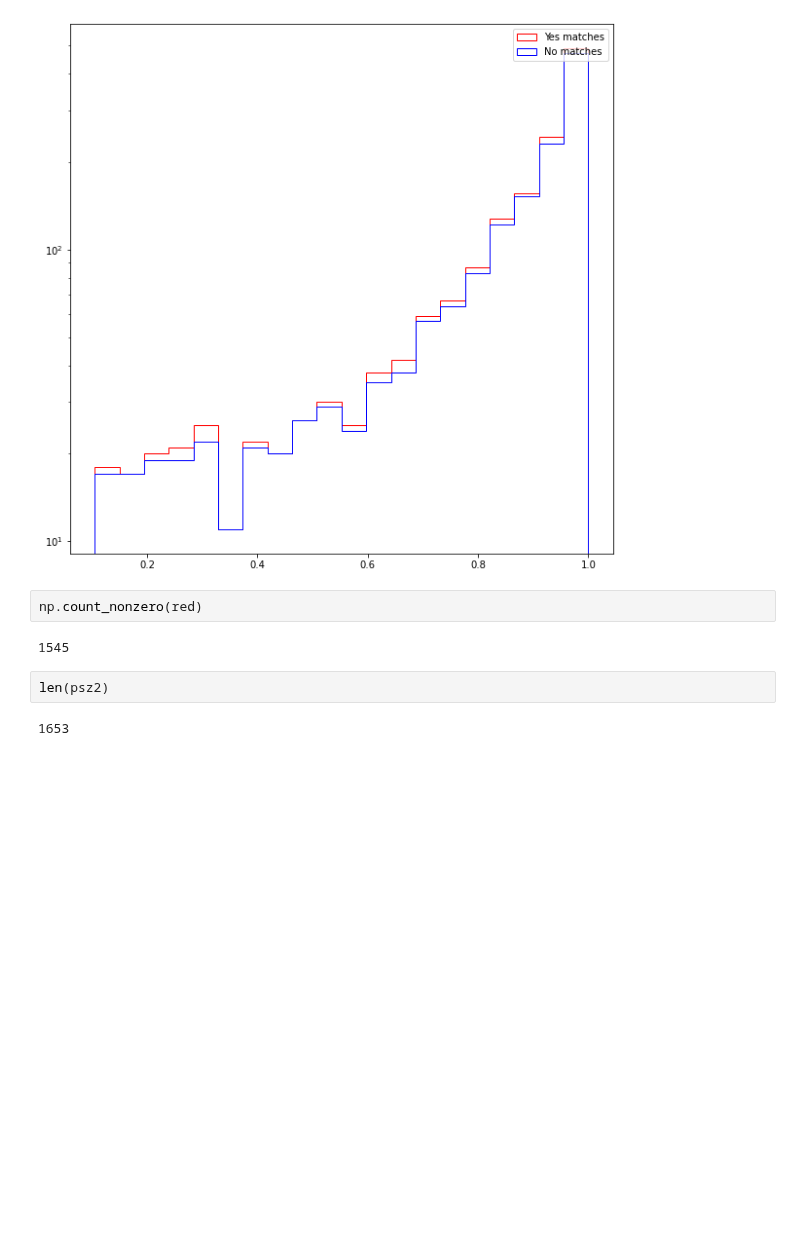
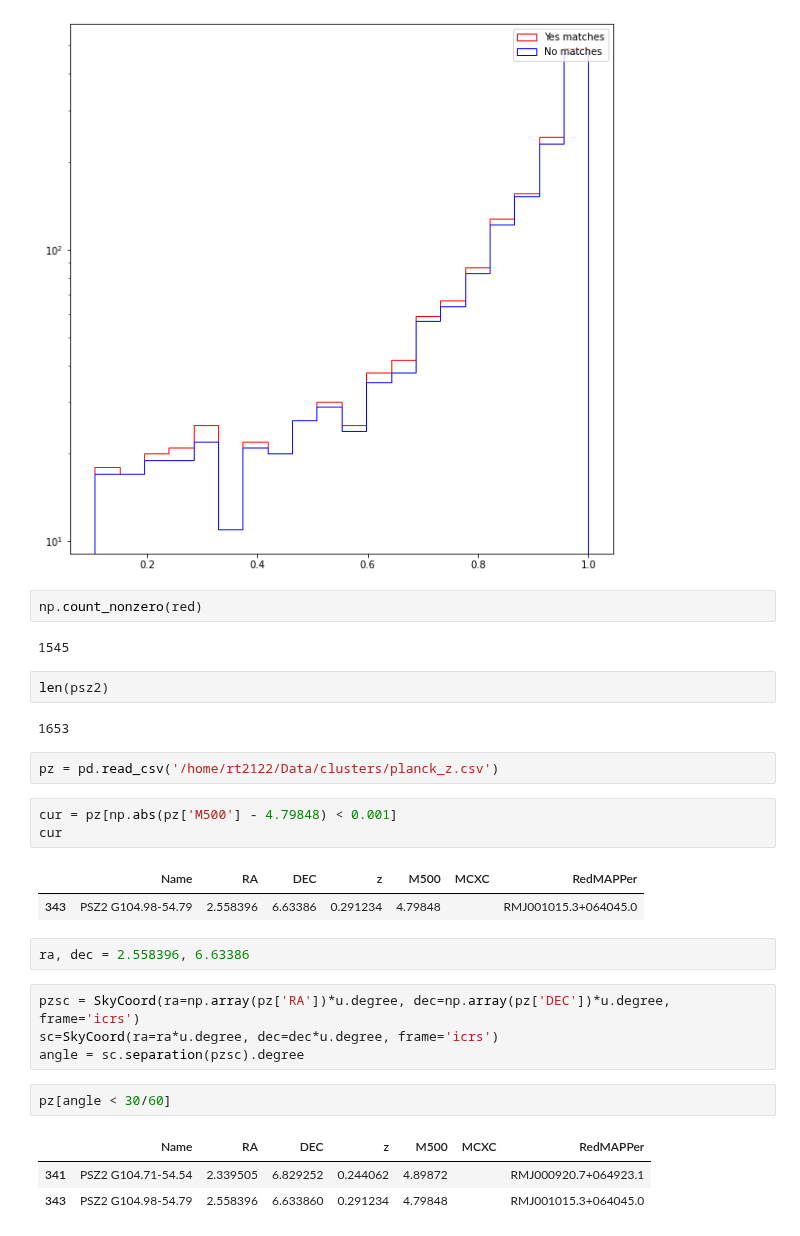
Before and after one commit to rt2122/data-segmentation-2, a Jupyter notebook: try_new/Untitled8.ipynb, the cells around one changed output. Drawn from its saved outputs; the diff is of its cells as text; blank space fills up the shorter version.

```diff
--- a/try_new/Untitled8.ipynb
+++ b/try_new/Untitled8.ipynb
@@ -39,3 +39,23 @@ np.count_nonzero(red)
 len(psz2)
 # %% [output]
 1653
+# %%
+pz = pd.read_csv('/home/rt2122/Data/clusters/planck_z.csv')
+# %%
+cur = pz[np.abs(pz['M500'] - 4.79848) < 0.001]
+cur
+# %% [output]
+|  | Name | RA | DEC | z | M500 | MCXC | RedMAPPer |
+| 343 | PSZ2 G104.98-54.79 | 2.558396 | 6.63386 | 0.291234 | 4.79848 |  | RMJ001015.3+064045.0 |
+# %%
+ra, dec = 2.558396, 6.63386
+# %%
+pzsc = SkyCoord(ra=np.array(pz['RA'])*u.degree, dec=np.array(pz['DEC'])*u.degree, frame='icrs')
+sc=SkyCoord(ra=ra*u.degree, dec=dec*u.degree, frame='icrs')
+angle = sc.separation(pzsc).degree
+# %%
+pz[angle < 30/60]
+# %% [output]
+|  | Name | RA | DEC | z | M500 | MCXC | RedMAPPer |
+| 341 | PSZ2 G104.71-54.54 | 2.339505 | 6.829252 | 0.244062 | 4.89872 |  | RMJ000920.7+064923.1 |
+| 343 | PSZ2 G104.98-54.79 | 2.558396 | 6.633860 | 0.291234 | 4.79848 |  | RMJ001015.3+064045.0 |
```
Also changed, not shown: 4 other files.
